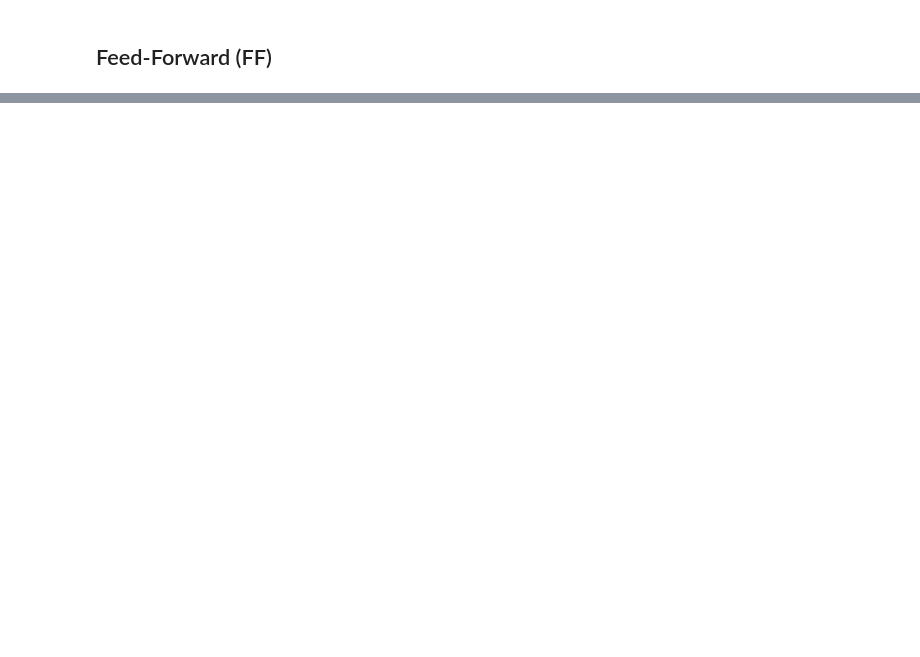
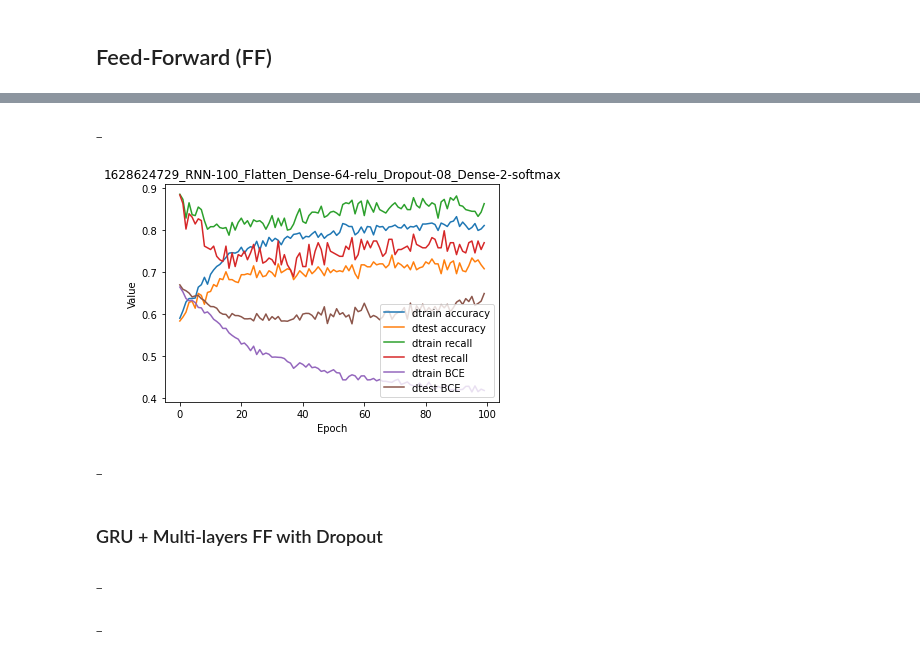
Before and after one commit to Synthaze/EpyNN, a Jupyter notebook: nnlive/author_music/train.ipynb, the cells around one changed output, grey strips where cells are left out. Drawn from its saved outputs; the diff is of its cells as text; code cells hidden in the pictures; blank space fills up the shorter version.

```diff
--- a/nnlive/author_music/train.ipynb
+++ b/nnlive/author_music/train.ipynb
@@ -108,14 +157,17 @@ model.plot(path=False)
 # %%
-se_hPars['learning_rate'] = 0.01
-se_hPars['schedule'] = 'exp_decay'
-se_hPars['decay_k'] = 0.01
+name = 'RNN-100_Flatten_Dense-64-relu_Dropout-08_Dense-2-softmax'
 
-rnn = RNN(220, sequences=False)
+se_hPars['learning_rate'] = 0.005
+se_hPars['softmax_temperature'] = 5
 
-flatten = Flatten()
+rnn = RNN(100)
+
+hidden_dense = Dense(64, relu)
+
+dropout2 = Dropout(keep_prob=0.8)
 
 dense = Dense(2, softmax)
 
-layers = [embedding, rnn, flatten, dense]
+layers = [embedding, rnn, hidden_dense, dropout2, dense]
 
-model = EpyNN(layers=layers, name='None')
+model = EpyNN(layers=layers, name=name)
@@ -142,3 +198,3 @@ compute_gradients: Embedding
 # %%
-model.train(epochs=20, init_logs=False)
+model.train(epochs=100, init_logs=False)
 # %% [output]
@@ -161,0 +218,12 @@ TIME: 32s RATE: 0.62e/s TTC: 3s - Batch loss: 0.77897
+# %% [markdown]
+_
+# %%
+model.plot(path=False)
+# %% [output]
+[figure, added]
+# %% [markdown]
+_
+# %% [markdown]
+### GRU + Multi-layers FF with Dropout
+# %% [markdown]
+_
@@ -161,0 +247,2 @@ TIME: 32s RATE: 0.62e/s TTC: 3s - Batch loss: 0.77897
+# %% [markdown]
+_
```
Also changed, not shown: parts of 37 cells of this notebook, 30 other files.
